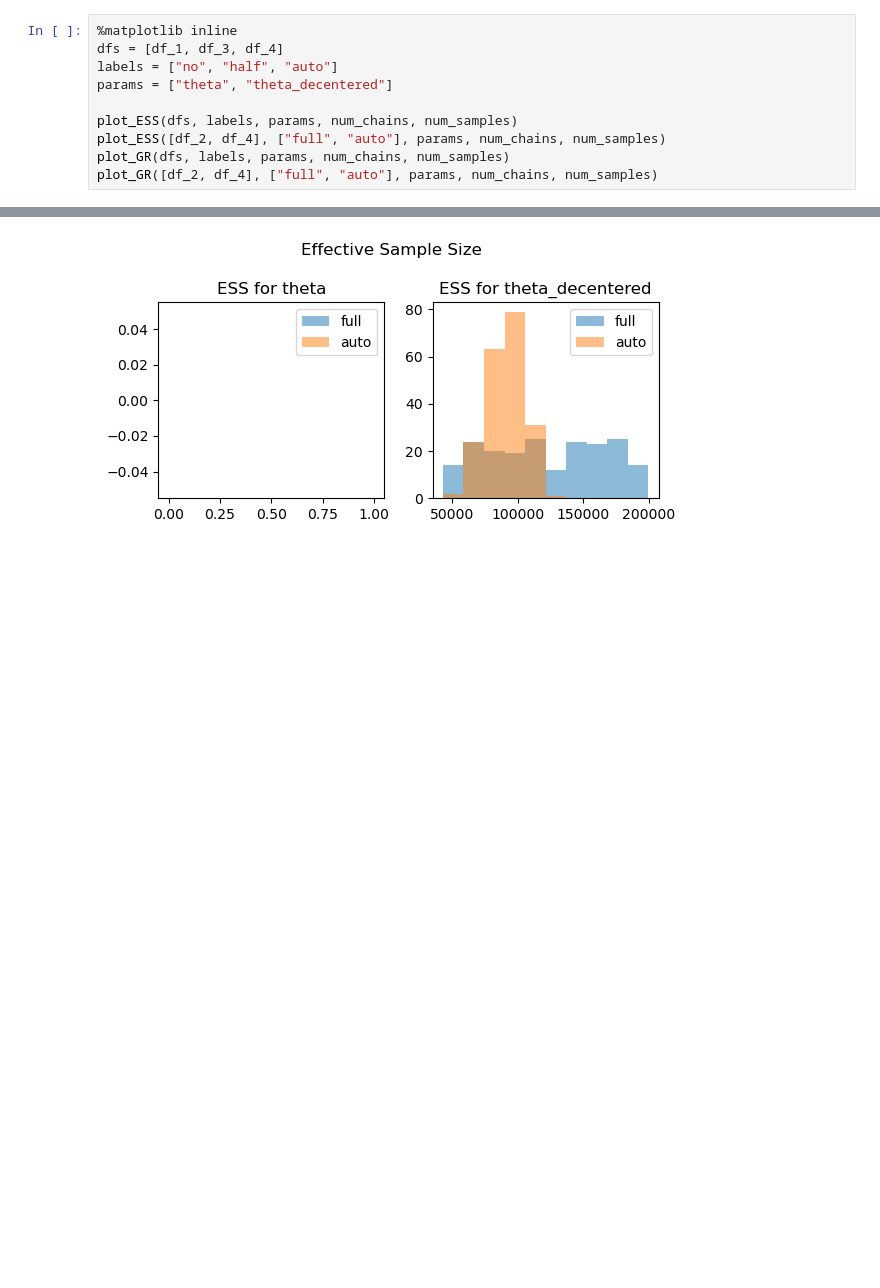
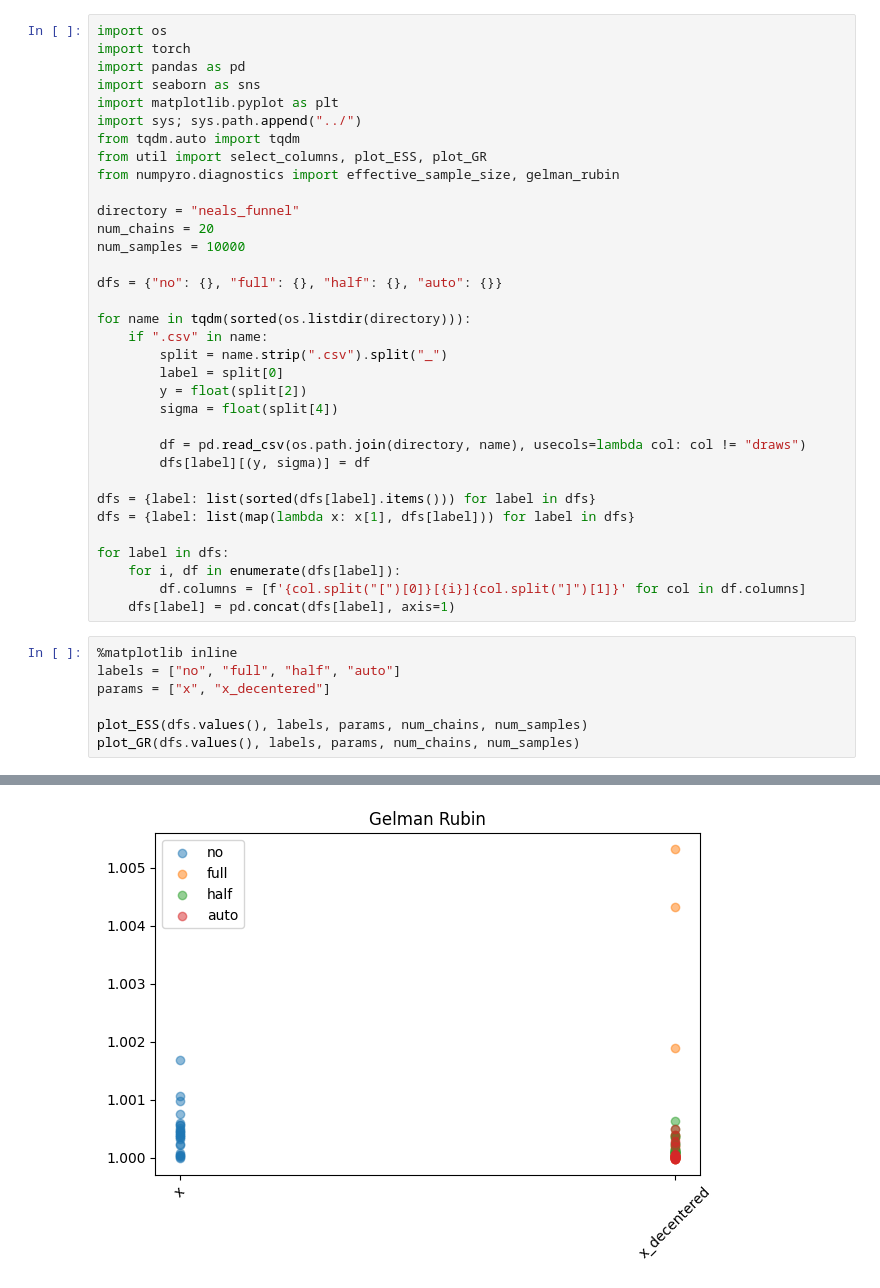
Before and after one commit to Lim-Sangho/meta-learning-reparam, a Jupyter notebook: dgl/result/plot.ipynb, the cells around one changed output, grey strips where cells are left out. Cells and saved outputs as stored; diff of their text form; blank space fills up the shorter version.

```diff
--- a/dgl/result/plot.ipynb
+++ b/dgl/result/plot.ipynb
@@ -17,11 +1,42 @@ df_4 = pd.read_csv("auto.csv", index_col="draws")
+# %%
+import os
+import torch
+import pandas as pd
+import seaborn as sns
+import matplotlib.pyplot as plt
+import sys; sys.path.append("../")
+from tqdm.auto import tqdm
+from util import select_columns, plot_ESS, plot_GR
+from numpyro.diagnostics import effective_sample_size, gelman_rubin
+
+directory = "neals_funnel"
+num_chains = 20
+num_samples = 10000
+
+dfs = {"no": {}, "full": {}, "half": {}, "auto": {}}
+
+for name in tqdm(sorted(os.listdir(directory))):
+    if ".csv" in name:
+        split = name.strip(".csv").split("_")
+        label = split[0]
+        y = float(split[2])
+        sigma = float(split[4])
+
+        df = pd.read_csv(os.path.join(directory, name), usecols=lambda col: col != "draws")
+        dfs[label][(y, sigma)] = df
+
+dfs = {label: list(sorted(dfs[label].items())) for label in dfs}
+dfs = {label: list(map(lambda x: x[1], dfs[label])) for label in dfs}
+
+for label in dfs:
+    for i, df in enumerate(dfs[label]):
+        df.columns = [f'{col.split("[")[0]}[{i}]{col.split("]")[1]}' for col in df.columns]
+    dfs[label] = pd.concat(dfs[label], axis=1)
 # %%
 %matplotlib inline
-dfs = [df_1, df_3, df_4]
-labels = ["no", "half", "auto"]
-params = ["theta", "theta_decentered"]
+labels = ["no", "full", "half", "auto"]
+params = ["x", "x_decentered"]
 
-plot_ESS(dfs, labels, params, num_chains, num_samples)
-plot_ESS([df_2, df_4], ["full", "auto"], params, num_chains, num_samples)
-plot_GR(dfs, labels, params, num_chains, num_samples)
-plot_GR([df_2, df_4], ["full", "auto"], params, num_chains, num_samples)
+plot_ESS(dfs.values(), labels, params, num_chains, num_samples)
+plot_GR(dfs.values(), labels, params, num_chains, num_samples)
 # %% [output]
@@ -29 +44 @@ plot_GR([df_2, df_4], ["full", "auto"], params, num_chains, num_samples)
-[figure, old version]
+[figure, new version]
```
Also changed, not shown: parts of 6 cells of this notebook, 10 other files.
